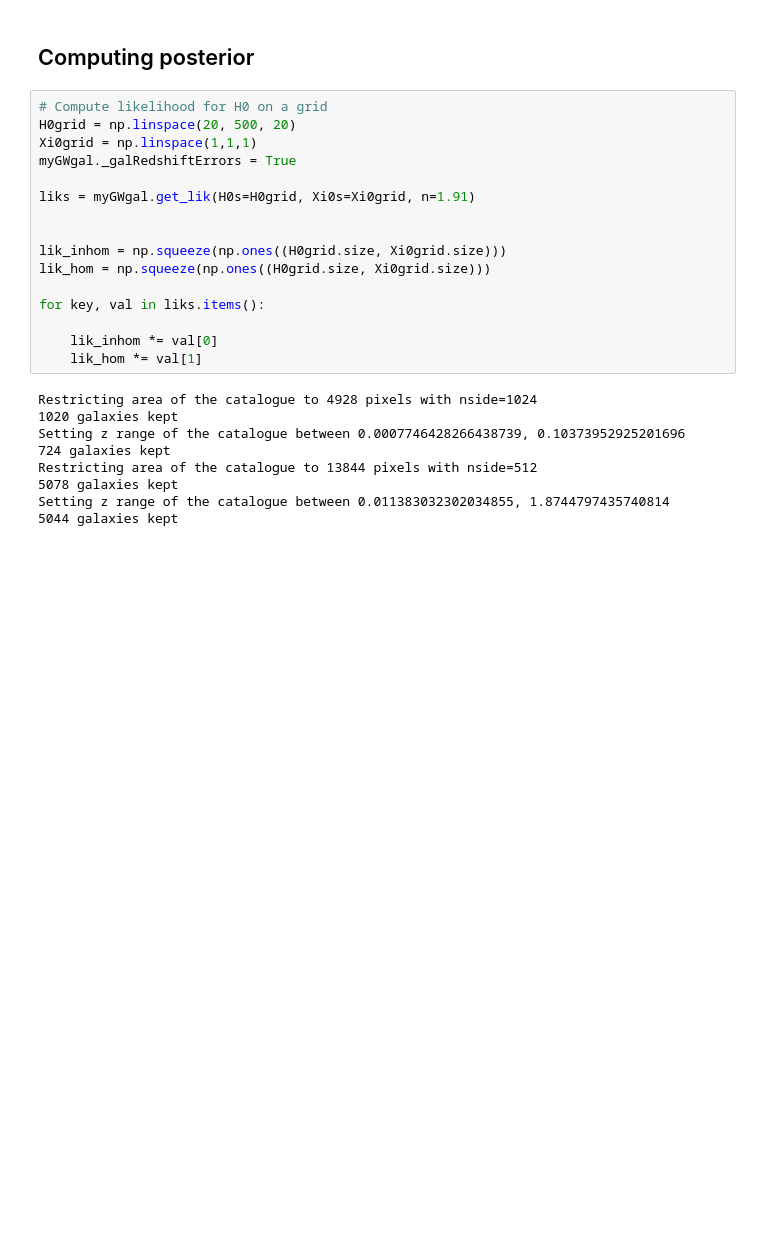
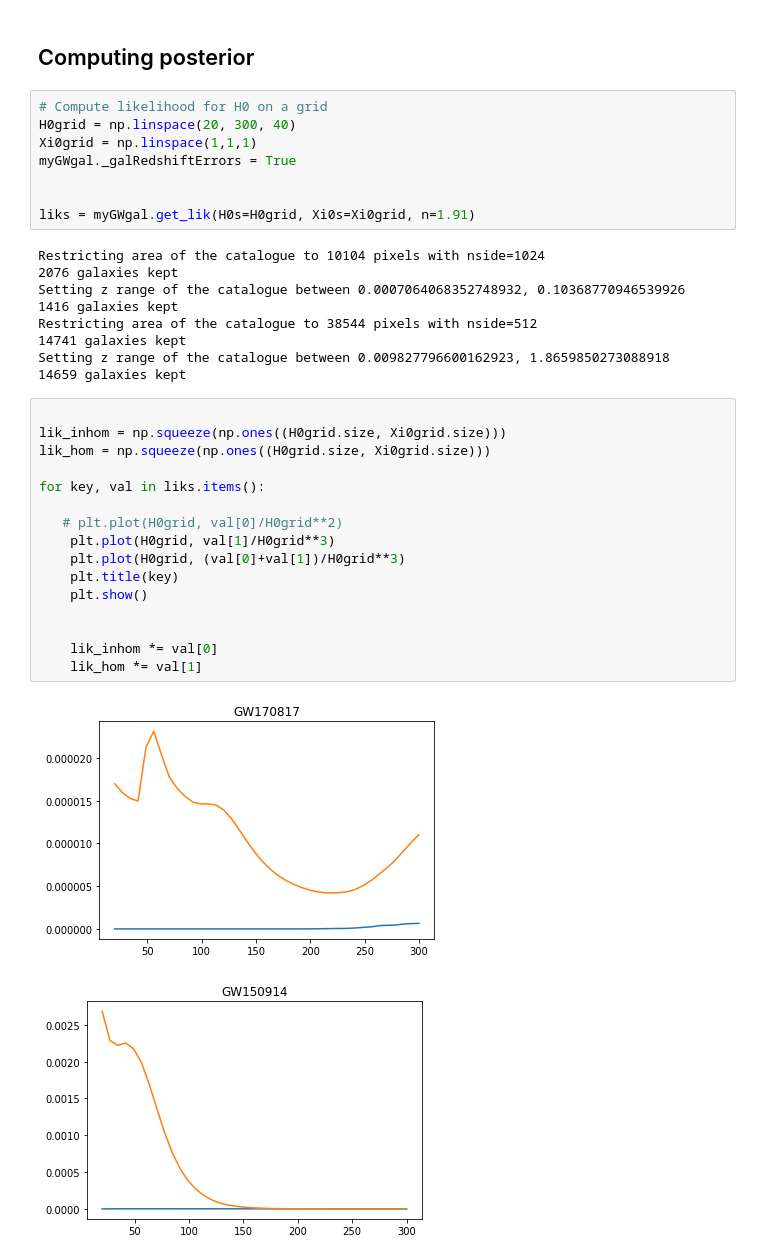
Before and after one commit to CosmoStatGW/DarkSirensStat, a Jupyter notebook: notebooks/Xi0Stat_tutorial.ipynb, the cells around one changed output. Saved outputs shown, nothing was run; the diff lists cells and outputs as text; blank space fills up the shorter version.

```diff
--- a/notebooks/Xi0Stat_tutorial.ipynb
+++ b/notebooks/Xi0Stat_tutorial.ipynb
@@ -121,29 +145,40 @@ myGWgal = GWgal(gals, O2)
 ## Computing posterior
 # %%
 # Compute likelihood for H0 on a grid
-H0grid = np.linspace(20, 500, 20)
+H0grid = np.linspace(20, 300, 40)
 Xi0grid = np.linspace(1,1,1)
 myGWgal._galRedshiftErrors = True
 
+
 liks = myGWgal.get_lik(H0s=H0grid, Xi0s=Xi0grid, n=1.91)
-
-
-lik_inhom = np.squeeze(np.ones((H0grid.size, Xi0grid.size)))
-lik_hom = np.squeeze(np.ones((H0grid.size, Xi0grid.size)))
-
-for key, val in liks.items():
-
-    lik_inhom *= val[0]
-    lik_hom *= val[1]
 # %% [output]
-Restricting area of the catalogue to 4928 pixels with nside=1024
-1020 galaxies kept
-Setting z range of the catalogue between 0.0007746428266438739, 0.10373952925201696
-724 galaxies kept
-Restricting area of the catalogue to 13844 pixels with nside=512
-5078 galaxies kept
-Setting z range of the catalogue between 0.011383032302034855, 1.8744797435740814
-5044 galaxies kept
+Restricting area of the catalogue to 10104 pixels with nside=1024
+2076 galaxies kept
+Setting z range of the catalogue between 0.0007064068352748932, 0.10368770946539926
+1416 galaxies kept
+Restricting area of the catalogue to 38544 pixels with nside=512
+14741 galaxies kept
+Setting z range of the catalogue between 0.009827796600162923, 1.8659850273088918
+14659 galaxies kept
+# %%
+
+lik_inhom = np.squeeze(np.ones((H0grid.size, Xi0grid.size)))
+lik_hom = np.squeeze(np.ones((H0grid.size, Xi0grid.size)))
+
+for key, val in liks.items():
+
+   # plt.plot(H0grid, val[0]/H0grid**2)
+    plt.plot(H0grid, val[1]/H0grid**3)
+    plt.plot(H0grid, (val[0]+val[1])/H0grid**3)
+    plt.title(key)
+    plt.show()
+
+
+    lik_inhom *= val[0]
+    lik_hom *= val[1]
+# %% [output]
+[figure, added]
+[figure, added]
 # %%
 # # Plot the posterior with beta=H0^3
 # plt.imshow(lik, extent=[Xi0grid[0],Xi0grid[-1],H0grid[0],H0grid[-1]])
```
Also changed, not shown: parts of 9 cells of this notebook, 5 other files.
